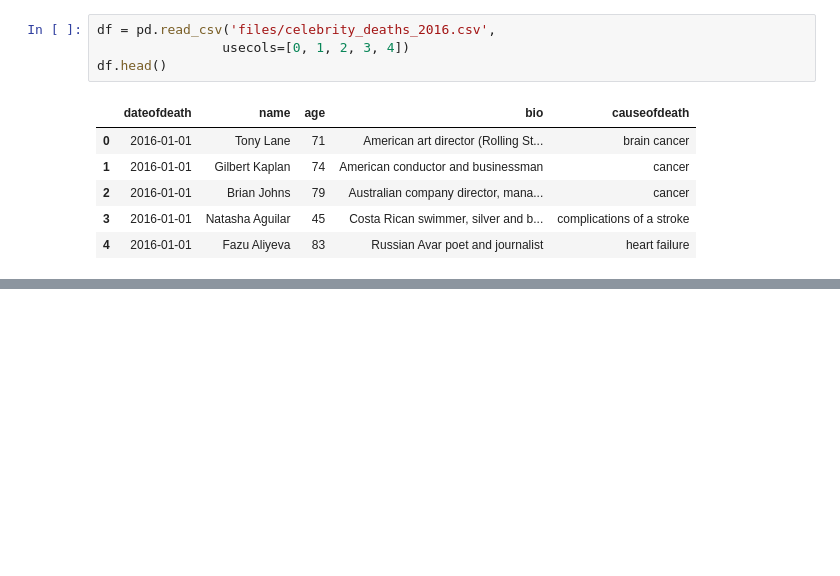
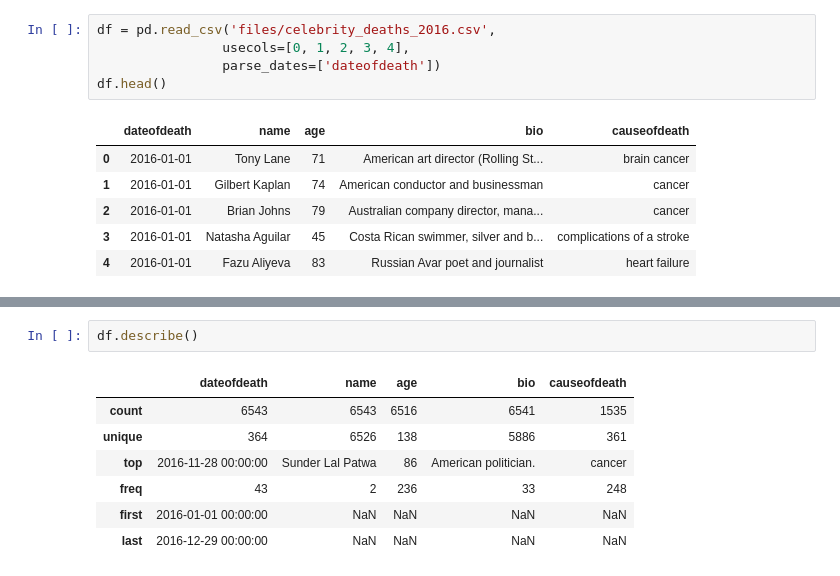
Before and after one commit to ramlaxman/cisco-data-science-2020-sept, a Jupyter notebook: Cisco — 2020 September 23.ipynb, the cells around one changed output, grey strips where cells are left out. Cells and saved outputs as stored; diff of their text form; blank space fills up the shorter version.

```diff
--- a/Cisco — 2020 September 23.ipynb
+++ b/Cisco — 2020 September 23.ipynb
@@ -465,7 +465,8 @@ tpep_pickup_datetime
 Name: tpep_dropoff_datetime, Length: 9999, dtype: datetime64[ns]
 # %%
 df = pd.read_csv('files/celebrity_deaths_2016.csv',
-                usecols=[0, 1, 2, 3, 4])
+                usecols=[0, 1, 2, 3, 4],
+                parse_dates=['dateofdeath'])
 df.head()
 # %% [output]
 |  | dateofdeath | name | age | bio | causeofdeath |
@@ -485 +486,11 @@ causeofdeath    object
 dtype: object
+# %%
+df.describe()
+# %% [output]
+|  | dateofdeath | name | age | bio | causeofdeath |
+| count | 6543 | 6543 | 6516 | 6541 | 1535 |
+| unique | 364 | 6526 | 138 | 5886 | 361 |
+| top | 2016-11-28 00:00:00 | Sunder Lal Patwa | 86 | American politician. | cancer |
+| freq | 43 | 2 | 236 | 33 | 248 |
+| first | 2016-01-01 00:00:00 | NaN | NaN | NaN | NaN |
+| last | 2016-12-29 00:00:00 | NaN | NaN | NaN | NaN |
```
Also changed, not shown: parts of 1 cell of this notebook.
